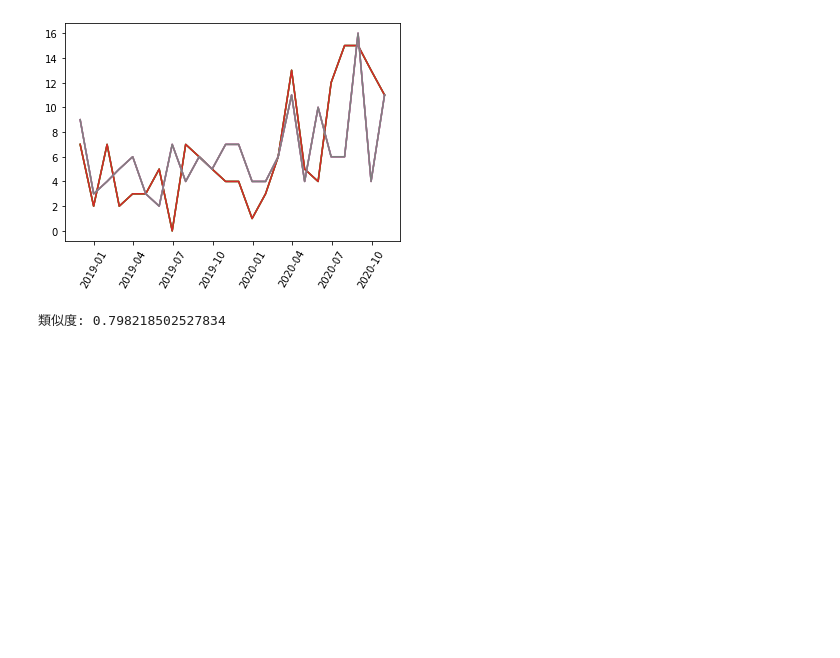
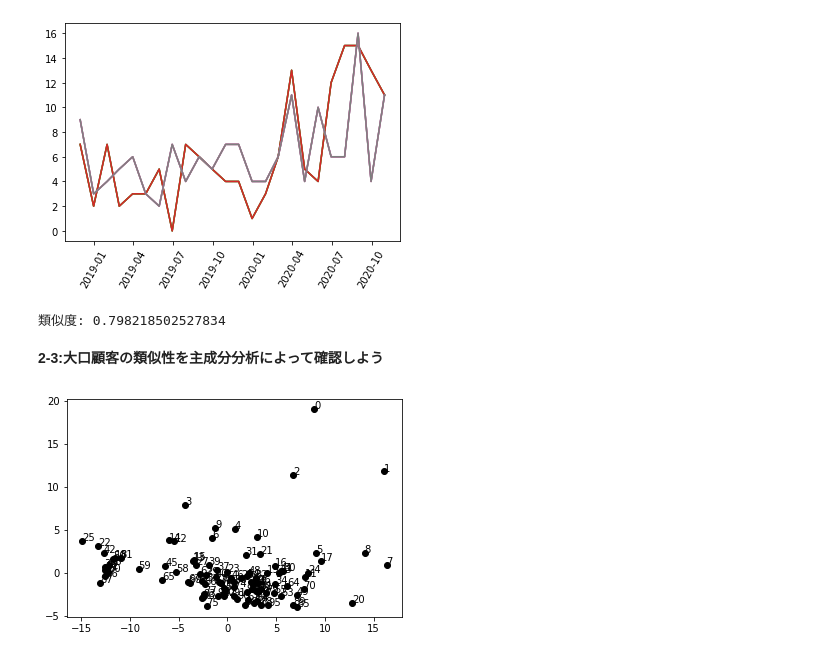
Before and after one commit to Narita-1095305/AI-datascience-math, a Jupyter notebook: 機械学習を使った分析を行ってみよう.ipynb, the cells around one changed output. Drawn from its saved outputs; the diff is of its cells as text; code cells hidden in the pictures; blank space fills up the shorter version.

```diff
--- a/機械学習を使った分析を行ってみよう.ipynb
+++ b/機械学習を使った分析を行ってみよう.ipynb
@@ -68,3 +68,41 @@ d = n / num_dim
 print("類似度:",d)
 # %% [output]
 類似度: 0.798218502527834
+# %% [markdown]
+**2-3:大口顧客の類似性を主成分分析によって確認しよう**
+# %%
+import pandas as pd
+# indexの調整
+x_0 = df_info.resample('M').count()
+x_0 = x_0.drop(x_0.columns.values,axis=1)
+#　配列を準備
+list_vector = []
+#　人数の設定
+num = 100
+for i_rank in range(num):
+  #顧客IDの抽出
+  i_id = df_info['顧客ID'].value_counts().index[i_rank]
+  # 月ごとの利用回数を特徴量として抽出
+  x_i = df_info[df_info['顧客ID']==i_id].resample('M').count()
+  #　欠損地があった場合の穴埋め
+  x_i = pd.concat([x_0, x_i], axis = 1).fillna(0)
+  # 特徴ベクトルとして追加
+  list_vector.append(x_i.iloc[:,0].values.tolist())
+# %%
+from sklearn.decomposition import PCA
+import numpy as np
+import matplotlib.pyplot as plt
+
+features = np.array(list_vector)
+
+pca = PCA()
+pca.fit(features)
+
+transformed = pca.fit_transform(features)
+
+for i in range(len(transformed)):
+  plt.scatter(transformed[i,0],transformed[i,1],color="k")
+  plt.text(transformed[i,0],transformed[i,1],str(i))
+plt.show()
+# %% [output]
+[figure, added]
```
